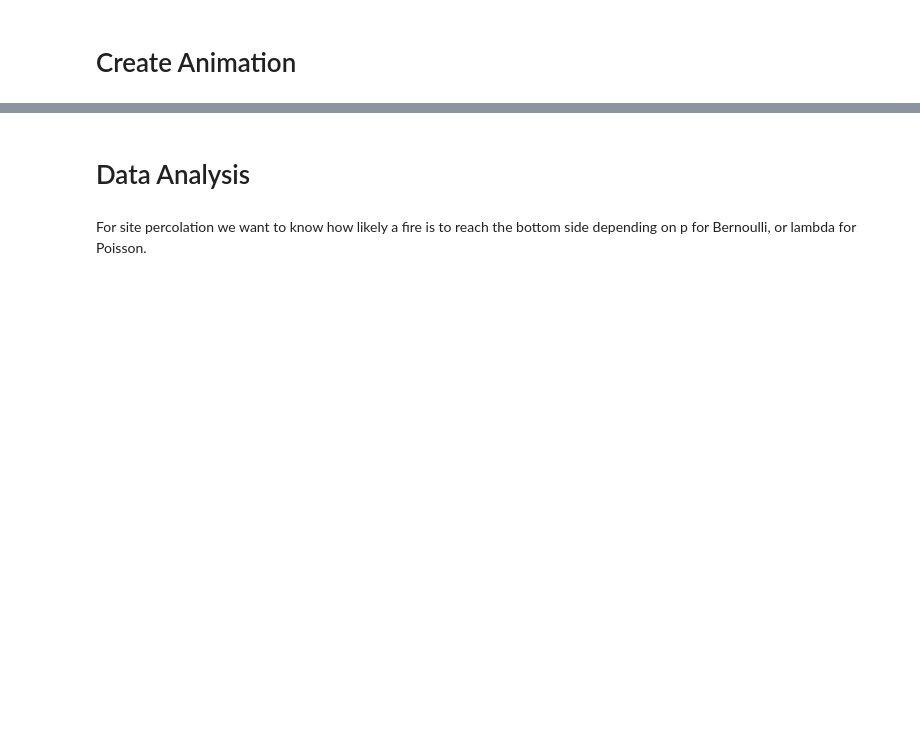
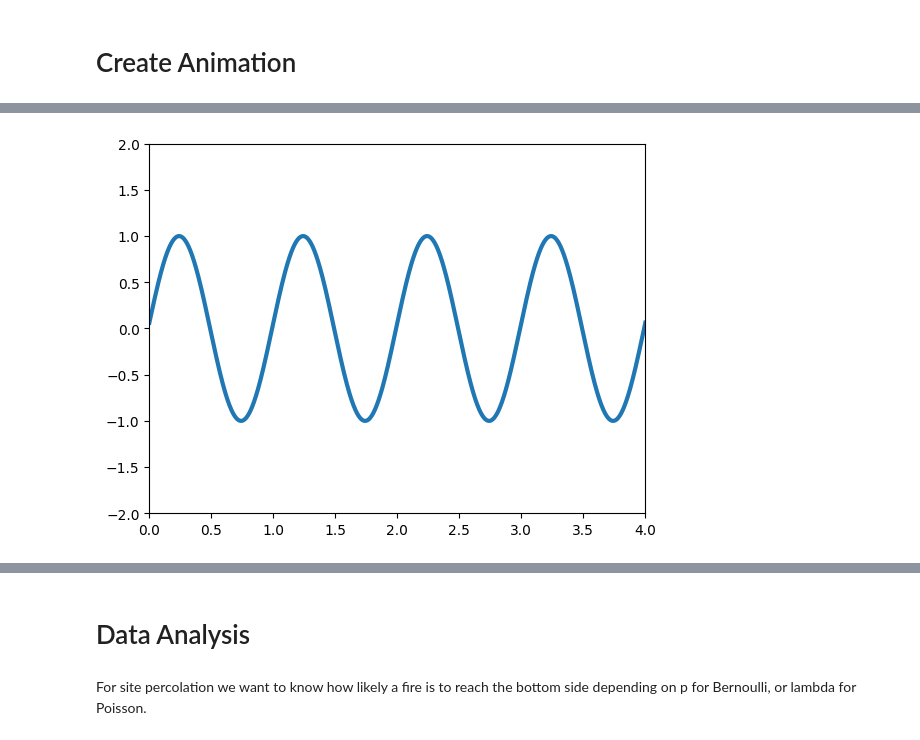
Before and after one commit to advancedchimp/bushfire_percolation, a Jupyter notebook: Percolation.ipynb, the cells around one changed output, grey strips where cells are left out. Drawn from its saved outputs; the diff is of its cells as text; code cells hidden in the pictures; blank space fills up the shorter version.

Commit message:
fix animations

```diff
--- a/Percolation.ipynb
+++ b/Percolation.ipynb
@@ -257,7 +257,7 @@ def simulate(p: float, N: int,
 
     return matrices
 # %%
-mats = simulate(.5, 30, 'bernoulli', 2)
+mats = simulate(p=.5, N=20, mode='poisson')
 # %% [markdown]
 # Plotting and Animating
 # %% [markdown]
@@ -453,0 +462,37 @@ RuntimeError: Requested MovieWriter (ffmpeg) not available
+# %%
+# initializing a figure in
+# which the graph will be plotted
+fig = plt.figure()
+
+# marking the x-axis and y-axis
+axis = plt.axes(xlim =(0, 4),
+                ylim =(-2, 2))
+
+# initializing a line variable
+line, = axis.plot([], [], lw = 3)
+
+# data which the line will
+# contain (x, y)
+def init():
+    line.set_data([], [])
+    return line,
+
+def animate(i):
+    x = np.linspace(0, 4, 1000)
+
+    # plots a sine graph
+    y = np.sin(2 * np.pi * (x - 0.01 * i))
+    line.set_data(x, y)
+
+    return line,
+
+anim = FuncAnimation(fig, animate, init_func = init,
+                     frames = 200, interval = 20, blit = True)
+
+writergif = animation.PillowWriter(fps=30)
+
+anim.save('continuousSineWave.gif',writer=writergif)
+# anim.save('continuousSineWave.mp4',
+#           writer = 'ffmpeg', fps = 30)
+# %% [output]
+[figure, added]
```
Also changed, not shown: parts of 21 cells of this notebook, 4 other files.
